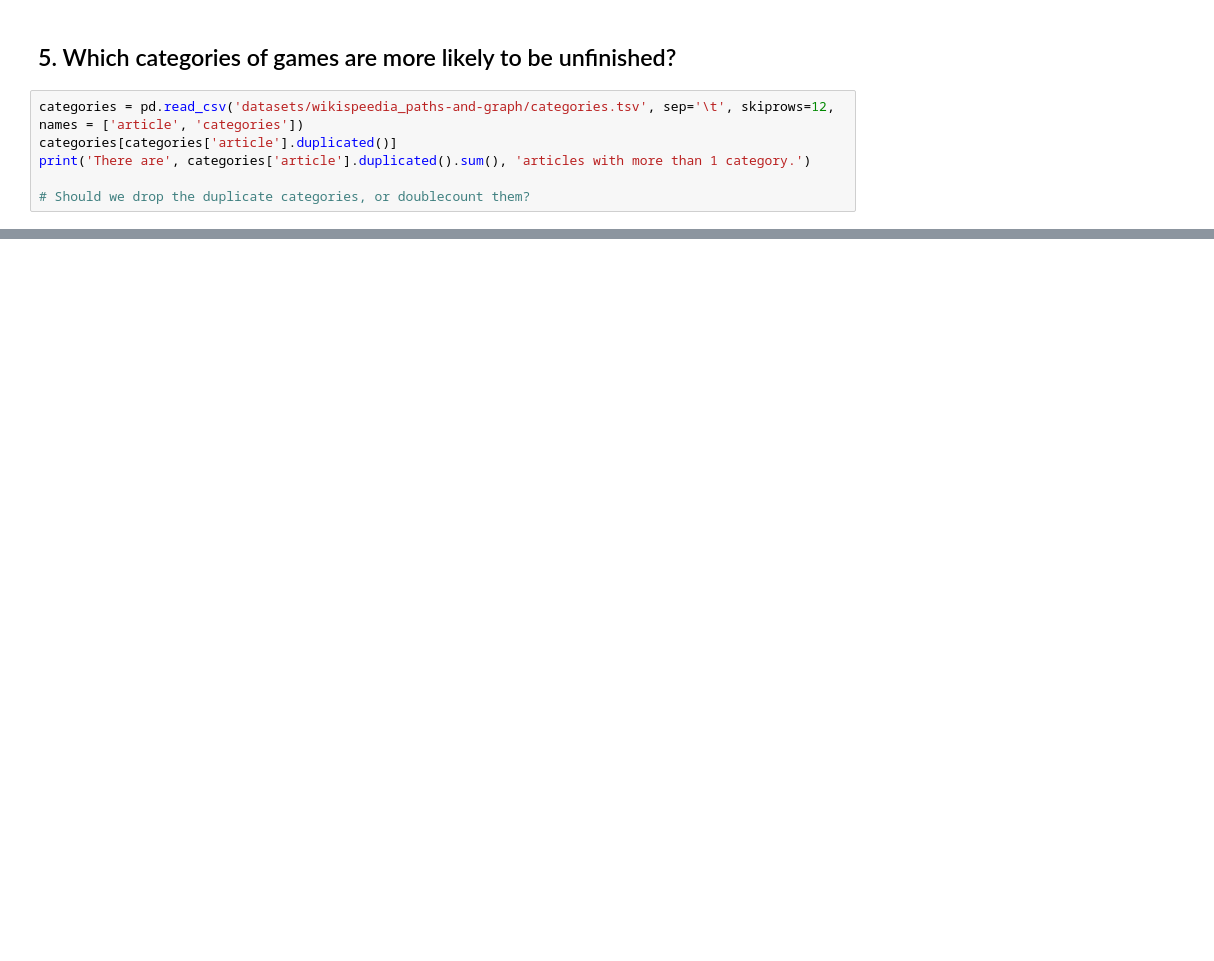
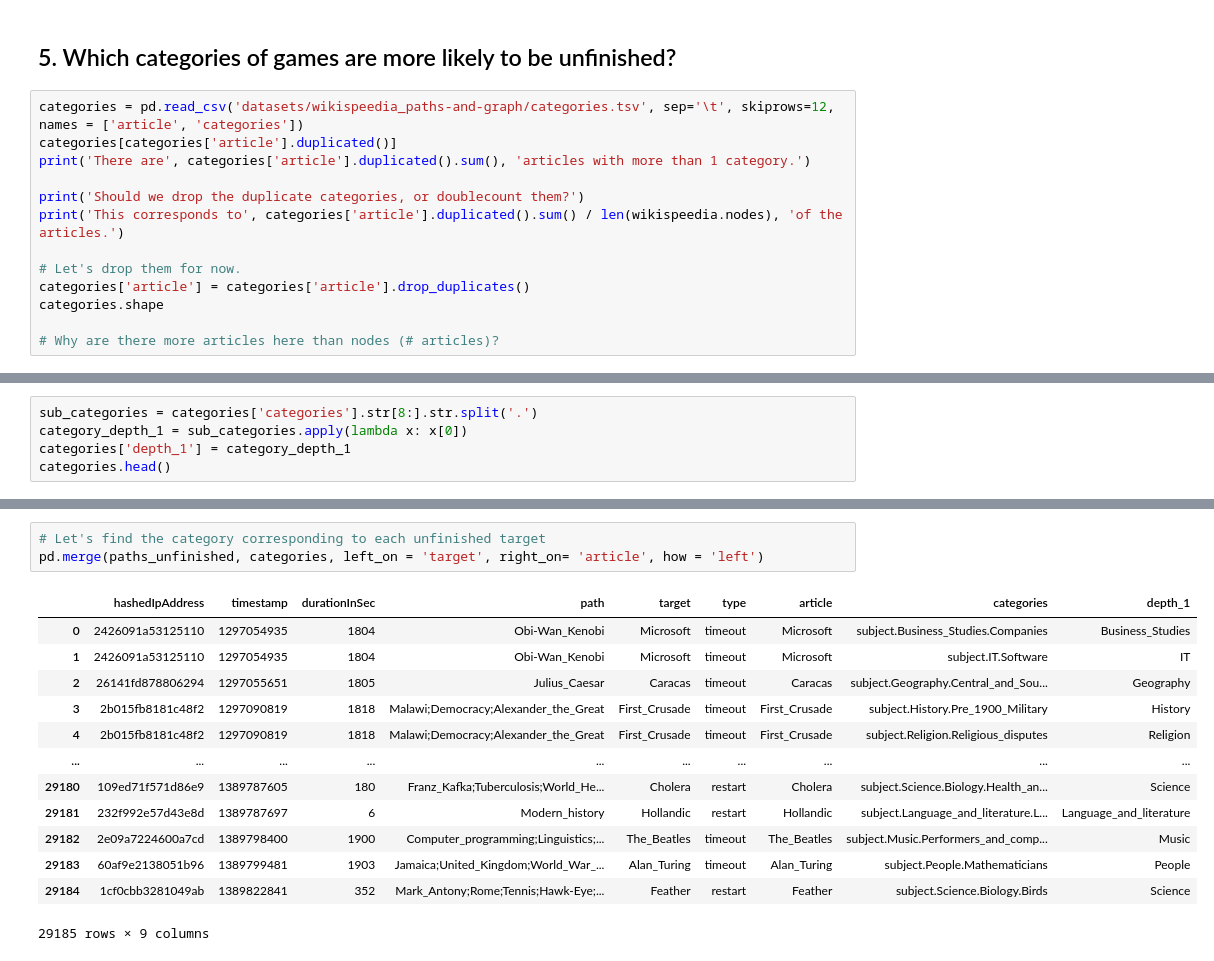
Before and after one commit to epfl-ada/ada-2023-project-amonavis, a Jupyter notebook: descriptive_data_analysis.ipynb, the cells around one changed output, grey strips where cells are left out. Cells and saved outputs as stored; diff of their text form; blank space fills up the shorter version.

```diff
--- a/descriptive_data_analysis.ipynb
+++ b/descriptive_data_analysis.ipynb
@@ -109,4 +132,11 @@ categories = pd.read_csv('datasets/wikispeedia_paths-and-graph/categories.tsv',
 categories[categories['article'].duplicated()]
 print('There are', categories['article'].duplicated().sum(), 'articles with more than 1 category.')
 
-# Should we drop the duplicate categories, or doublecount them?
+print('Should we drop the duplicate categories, or doublecount them?')
+print('This corresponds to', categories['article'].duplicated().sum() / len(wikispeedia.nodes), 'of the articles.')
+
+# Let's drop them for now.
+categories['article'] = categories['article'].drop_duplicates()
+categories.shape
+
+# Why are there more articles here than nodes (# articles)?
@@ -114,0 +148,5 @@ categories['categories'].str[8:].str.split('.')
+# %%
+sub_categories = categories['categories'].str[8:].str.split('.')
+category_depth_1 = sub_categories.apply(lambda x: x[0])
+categories['depth_1'] = category_depth_1
+categories.head()
@@ -116,0 +176,17 @@ paths_unfinished
+# %%
+# Let's find the category corresponding to each unfinished target
+pd.merge(paths_unfinished, categories, left_on = 'target', right_on= 'article', how = 'left')
+# %% [output]
+|  | hashedIpAddress | timestamp | durationInSec | path | target | type | article | categories | depth_1 |
+| 0 | 2426091a53125110 | 1297054935 | 1804 | Obi-Wan_Kenobi | Microsoft | timeout | Microsoft | subject.Business_Studies.Companies | Business_Studies |
+| 1 | 2426091a53125110 | 1297054935 | 1804 | Obi-Wan_Kenobi | Microsoft | timeout | Microsoft | subject.IT.Software | IT |
+| 2 | 26141fd878806294 | 1297055651 | 1805 | Julius_Caesar | Caracas | timeout | Caracas | subject.Geography.Central_and_Sou... | Geography |
+| 3 | 2b015fb8181c48f2 | 1297090819 | 1818 | Malawi;Democracy;Alexander_the_Great | First_Crusade | timeout | First_Crusade | subject.History.Pre_1900_Military | History |
+| 4 | 2b015fb8181c48f2 | 1297090819 | 1818 | Malawi;Democracy;Alexander_the_Great | First_Crusade | timeout | First_Crusade | subject.Religion.Religious_disputes | Religion |
+| ... | ... | ... | ... | ... | ... | ... | ... | ... | ... |
+| 29180 | 109ed71f571d86e9 | 1389787605 | 180 | Franz_Kafka;Tuberculosis;World_He... | Cholera | restart | Cholera | subject.Science.Biology.Health_an... | Science |
+| 29181 | 232f992e57d43e8d | 1389787697 | 6 | Modern_history | Hollandic | restart | Hollandic | subject.Language_and_literature.L... | Language_and_literature |
+| 29182 | 2e09a7224600a7cd | 1389798400 | 1900 | Computer_programming;Linguistics;... | The_Beatles | timeout | The_Beatles | subject.Music.Performers_and_comp... | Music |
+| 29183 | 60af9e2138051b96 | 1389799481 | 1903 | Jamaica;United_Kingdom;World_War_... | Alan_Turing | timeout | Alan_Turing | subject.People.Mathematicians | People |
+| 29184 | 1cf0cbb3281049ab | 1389822841 | 352 | Mark_Antony;Rome;Tennis;Hawk-Eye;... | Feather | restart | Feather | subject.Science.Biology.Birds | Science |
+29185 rows × 9 columns
```
Also changed, not shown: parts of 14 cells of this notebook.
